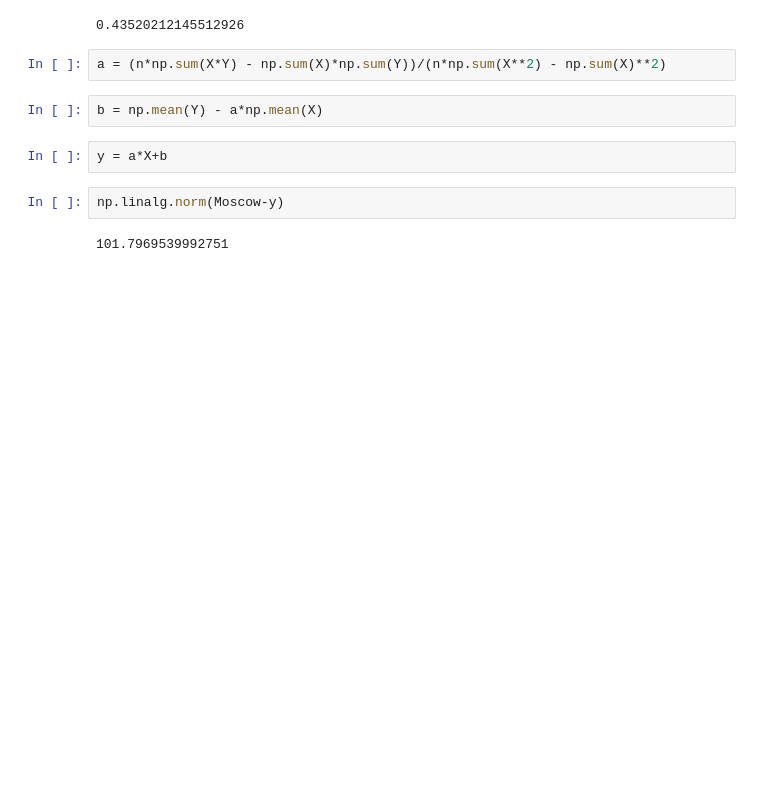
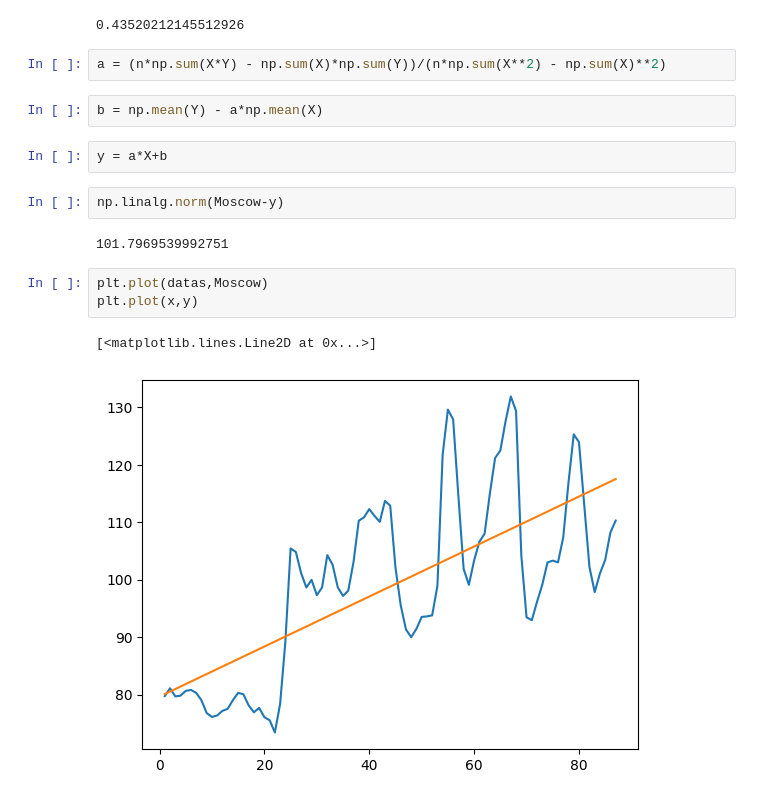
Before and after one commit to MateusMalvezzi/Python_Data_Science, a Jupyter notebook: Numpy.ipynb, the cells around one changed output. Drawn from its saved outputs; the diff is of its cells as text; blank space fills up the shorter version.

```diff
--- a/Numpy.ipynb
+++ b/Numpy.ipynb
@@ -381,3 +381,9 @@ y = a*X+b
 np.linalg.norm(Moscow-y)
 # %% [output]
 101.7969539992751
+# %%
+plt.plot(datas,Moscow)
+plt.plot(x,y)
+# %% [output]
+[<matplotlib.lines.Line2D at 0x...>]
+[figure, added]
```
Also changed, not shown: parts of 2 cells of this notebook.
